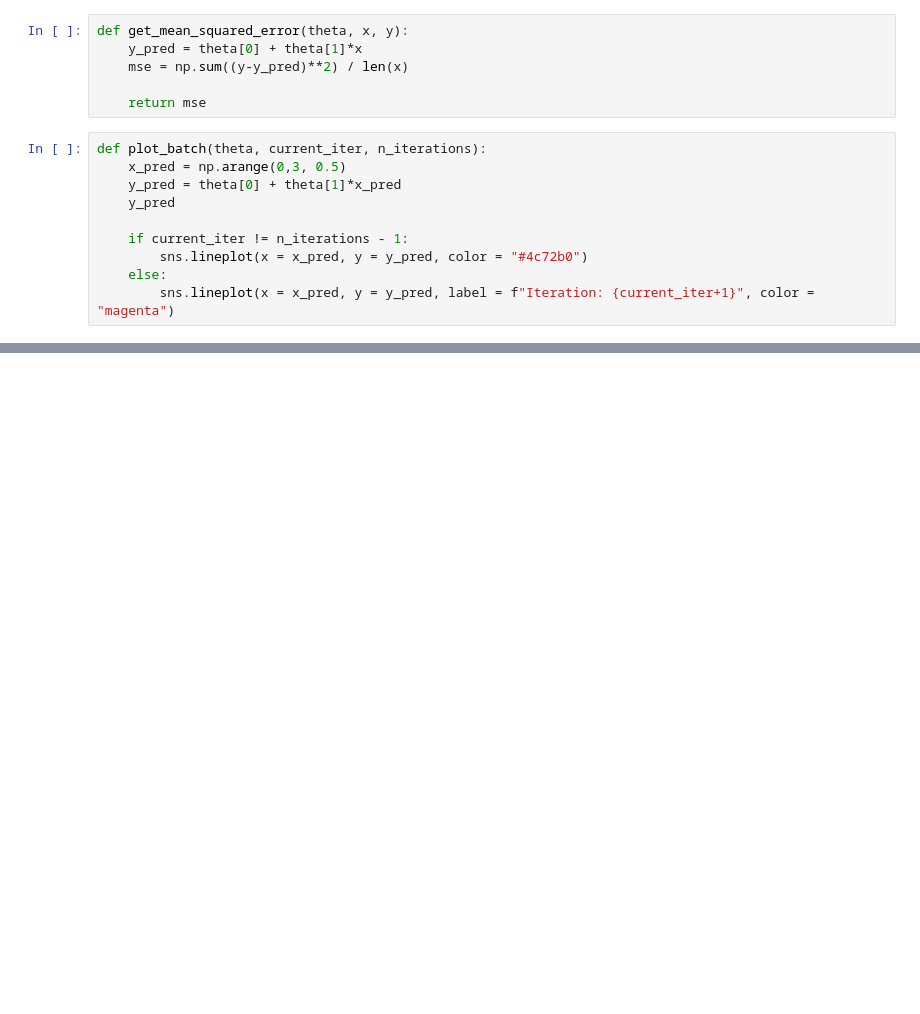
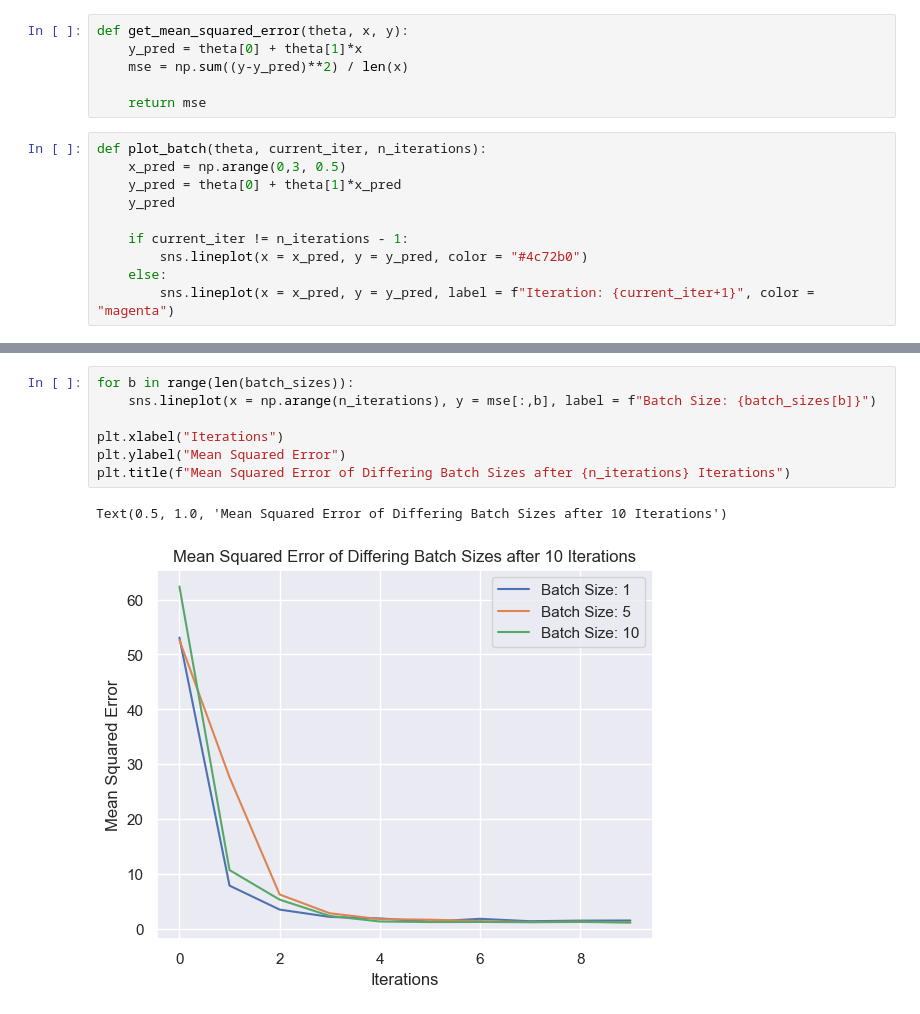
Before and after one commit to bishyboi/IntroToDataScience, a Jupyter notebook: A5/p7.ipynb, the cells around one changed output, grey strips where cells are left out. Drawn from its saved outputs; the diff is of its cells as text; blank space fills up the shorter version.

```diff
--- a/A5/p7.ipynb
+++ b/A5/p7.ipynb
@@ -83,0 +93,10 @@ sns.lineplot(x = np.arange(n_iterations), y = mse)
+# %%
+for b in range(len(batch_sizes)):
+    sns.lineplot(x = np.arange(n_iterations), y = mse[:,b], label = f"Batch Size: {batch_sizes[b]}")
+
+plt.xlabel("Iterations")
+plt.ylabel("Mean Squared Error")
+plt.title(f"Mean Squared Error of Differing Batch Sizes after {n_iterations} Iterations")
+# %% [output]
+Text(0.5, 1.0, 'Mean Squared Error of Differing Batch Sizes after 10 Iterations')
+[figure, added]
```
Also changed, not shown: parts of 7 cells of this notebook.
